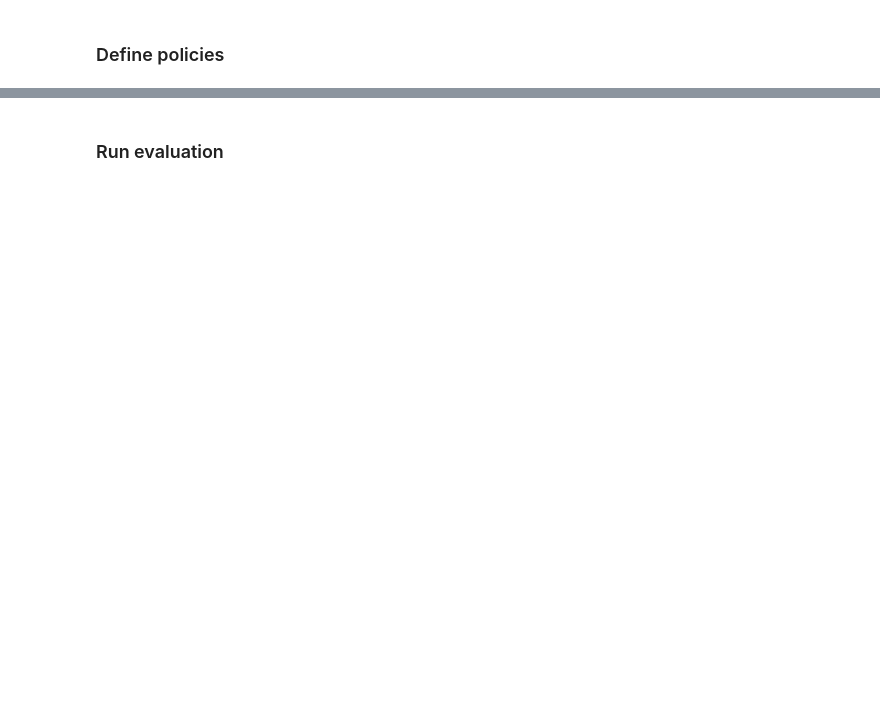
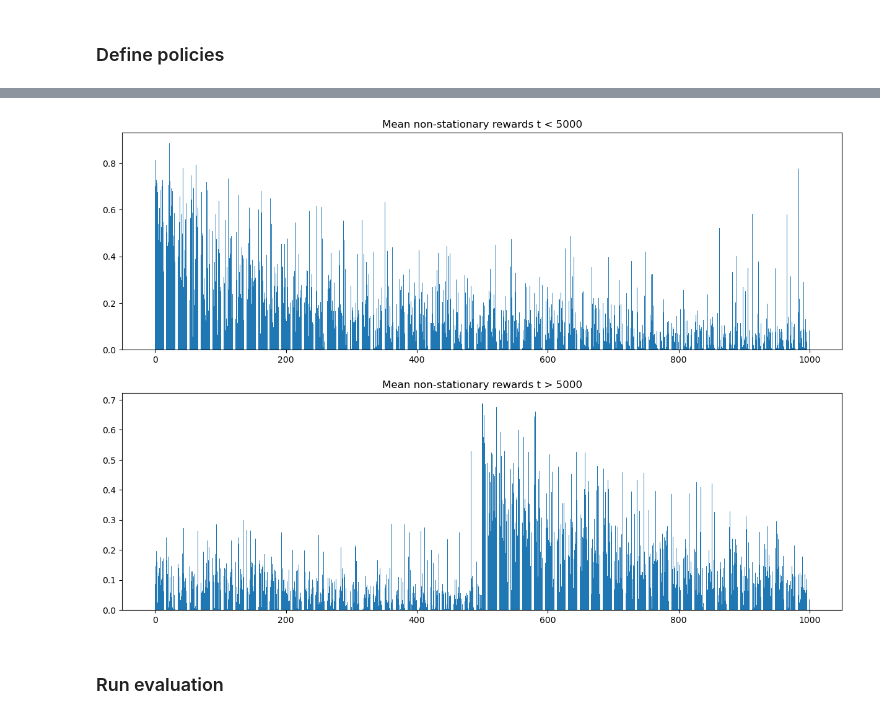
Before and after one commit to saeedghoorchian/BCMAB-RP, a Jupyter notebook: samples/13_test_movielens_non_stationary.ipynb, the cells around one changed output, grey strips where cells are left out. Saved outputs shown, nothing was run; the diff lists cells and outputs as text; code cells hidden in the pictures; blank space fills up the shorter version.

```diff
--- a/samples/13_test_movielens_non_stationary.ipynb
+++ b/samples/13_test_movielens_non_stationary.ipynb
@@ -114,0 +130,5 @@ def nonstationarity_function(trial, arm):
+# %%
+nonst_reward_vecs = np.zeros(reward_vecs.shape)
+for t in range(reward_vecs.shape[0]):
+    for a in range(reward_vecs.shape[1]):
+        nonst_reward_vecs[t, a] = reward_vecs[t, nonstationarity_function(t, a)]
@@ -115,3 +155,13 @@ def nonstationarity_function(trial, arm):
+# %%
+fig, axs = plt.subplots(2,1, figsize=(15, 10))
+axs[0].bar(list(range(1000,)), np.mean(nonst_reward_vecs[:(int(times/2))], axis=0))
+axs[0].set_title(f'Mean non-stationary rewards t < {int(times/2)}')
+
+axs[1].bar(list(range(1000,)), np.mean(nonst_reward_vecs[(int(times/2)):], axis=0))
+axs[1].set_title(f'Mean non-stationary rewards t > {int(times/2)}')
+plt.show()
+# %% [output]
+[figure, added]
 # %% [markdown]
 ### Run evaluation
 # %%
```
Also changed, not shown: parts of 15 cells of this notebook, 6 other files.
